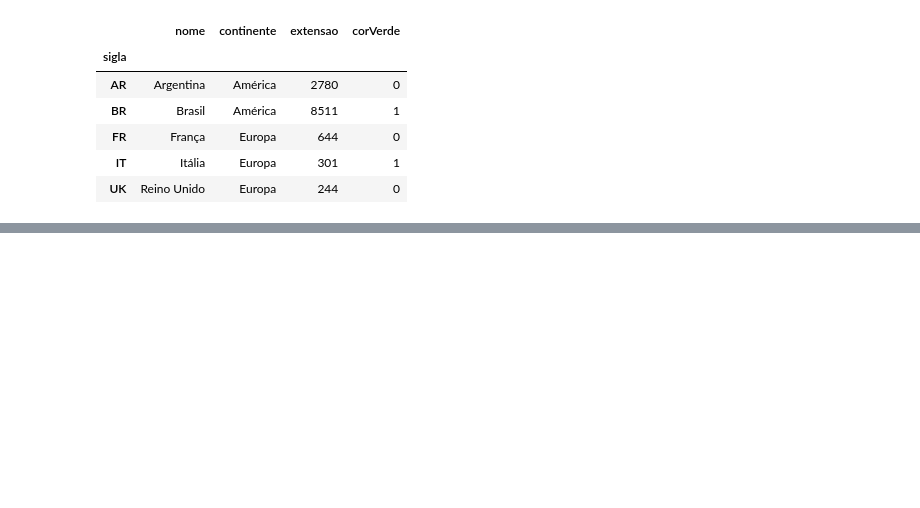
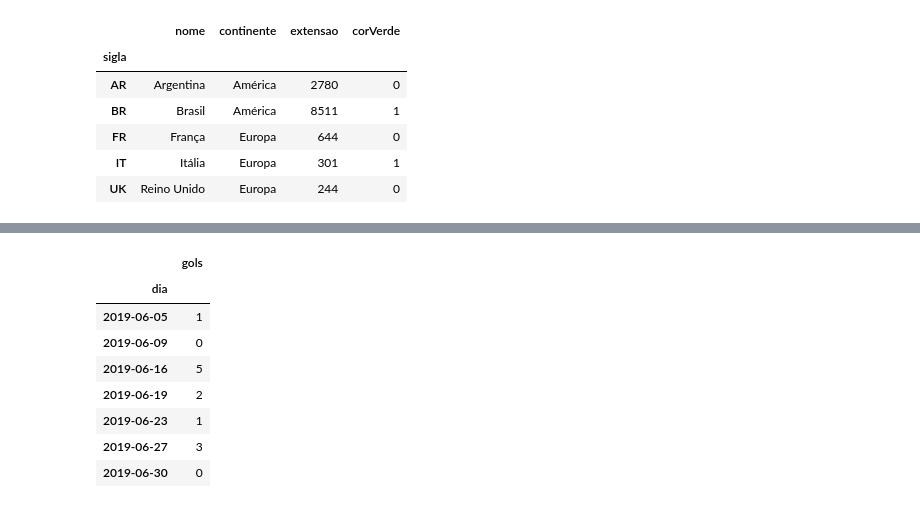
Before and after one commit to leandroclv/Pandas_Python_Data_Wrangling, a Jupyter notebook: inicio.ipynb, the cells around one changed output, grey strips where cells are left out. Cells and saved outputs as stored; diff of their text form; code cells hidden in the pictures; blank space fills up the shorter version.

```diff
--- a/inicio.ipynb
+++ b/inicio.ipynb
@@ -513,0 +527,14 @@ paises1
+# %%
+#Converte o tipo do índice para datetime e imprime a série
+serie_gols.index = pd.to_datetime(serie_gols.index, format='%d/%m/%Y')
+serie_gols
+# %% [output]
+|  | gols |
+| dia |  |
+| 2019-06-05 | 1 |
+| 2019-06-09 | 0 |
+| 2019-06-16 | 5 |
+| 2019-06-19 | 2 |
+| 2019-06-23 | 1 |
+| 2019-06-27 | 3 |
+| 2019-06-30 | 0 |
```
Also changed, not shown: parts of 2 cells of this notebook.
